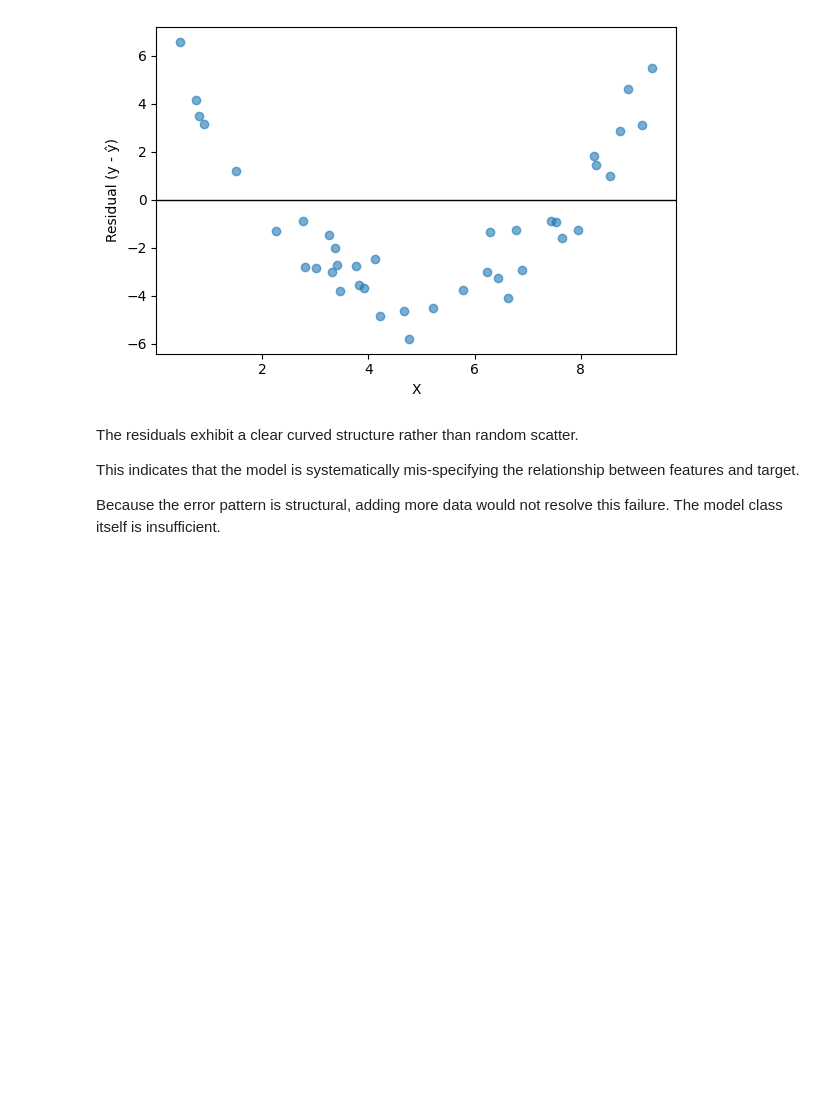
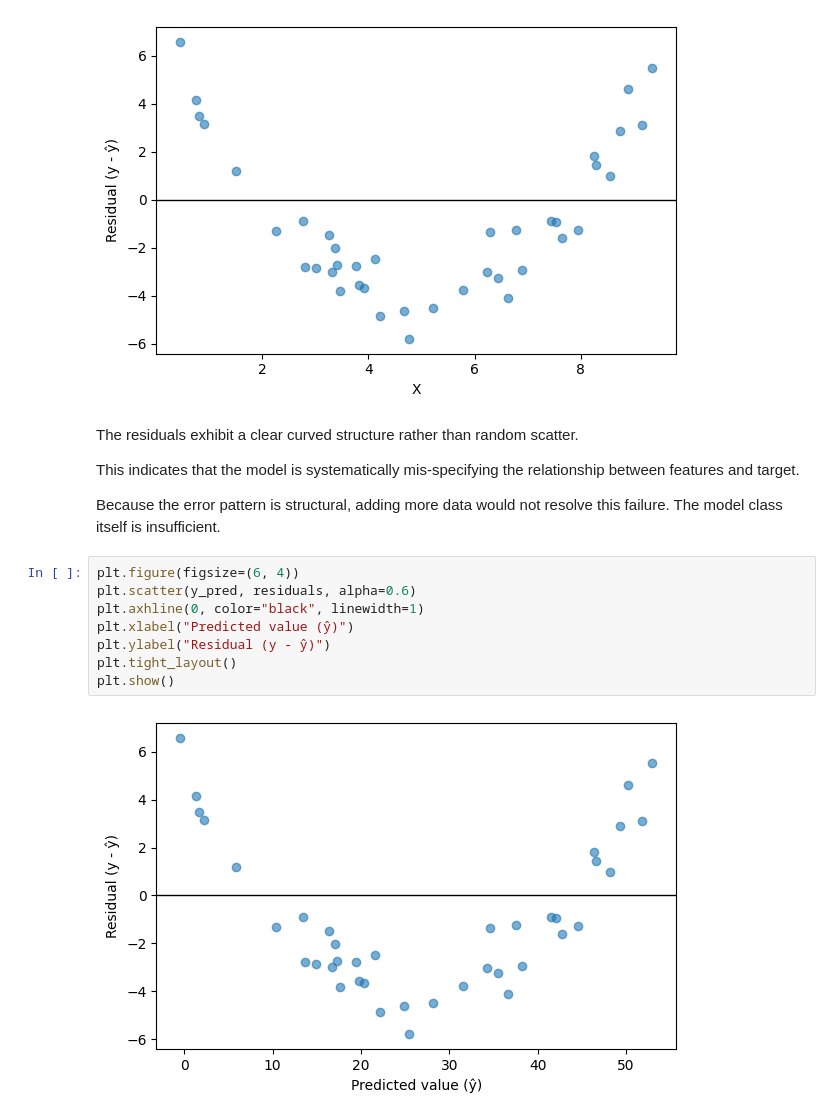
Before and after one commit to mmontielpz/mle-fundamentals-lab, a Jupyter notebook: modules/week_01_linear_regression/notebooks/02_assumption_linearity.ipynb, the cells around one changed output. Cells and saved outputs as stored; diff of their text form; blank space fills up the shorter version.

```diff
--- a/modules/week_01_linear_regression/notebooks/02_assumption_linearity.ipynb
+++ b/modules/week_01_linear_regression/notebooks/02_assumption_linearity.ipynb
@@ -56,3 +56,13 @@ between features and target.
 
 Because the error pattern is structural, adding more data would not resolve
 this failure. The model class itself is insufficient.
+# %%
+plt.figure(figsize=(6, 4))
+plt.scatter(y_pred, residuals, alpha=0.6)
+plt.axhline(0, color="black", linewidth=1)
+plt.xlabel("Predicted value (ŷ)")
+plt.ylabel("Residual (y - ŷ)")
+plt.tight_layout()
+plt.show()
+# %% [output]
+[figure, added]
```
Also changed, not shown: parts of 1 cell of this notebook.
